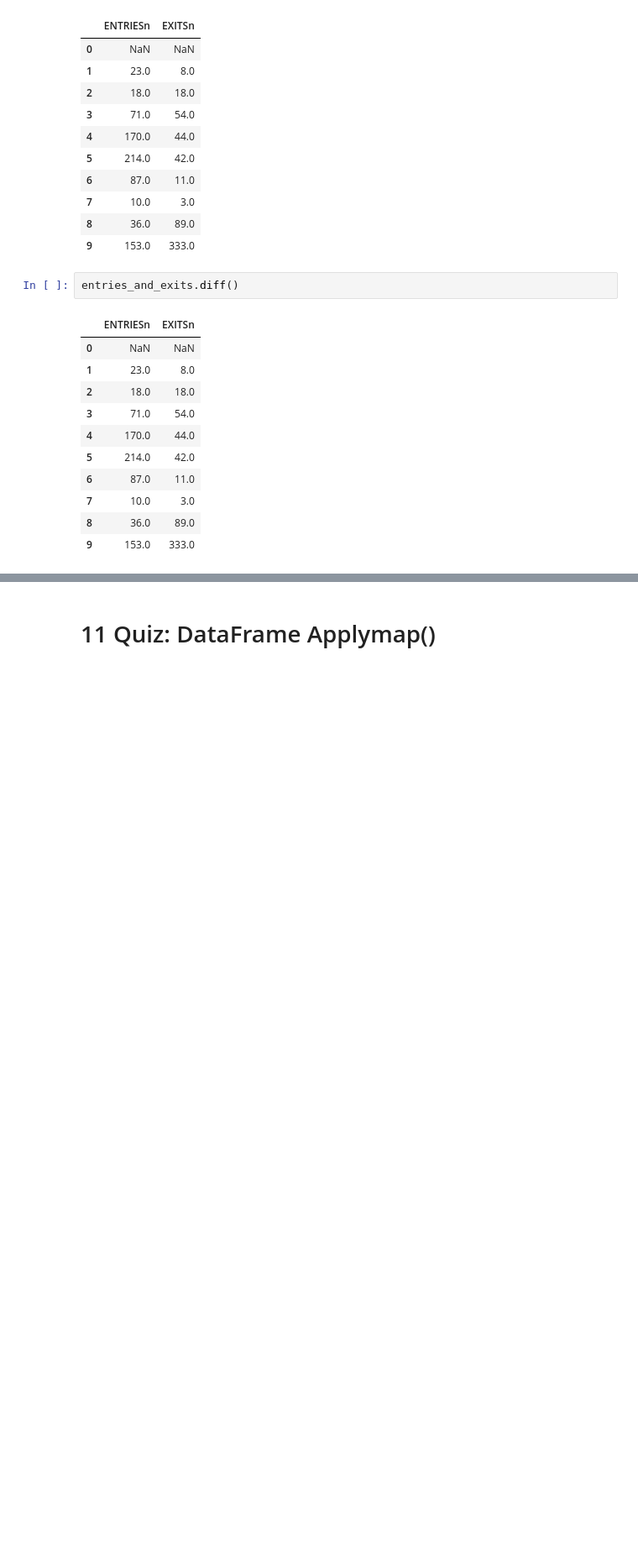
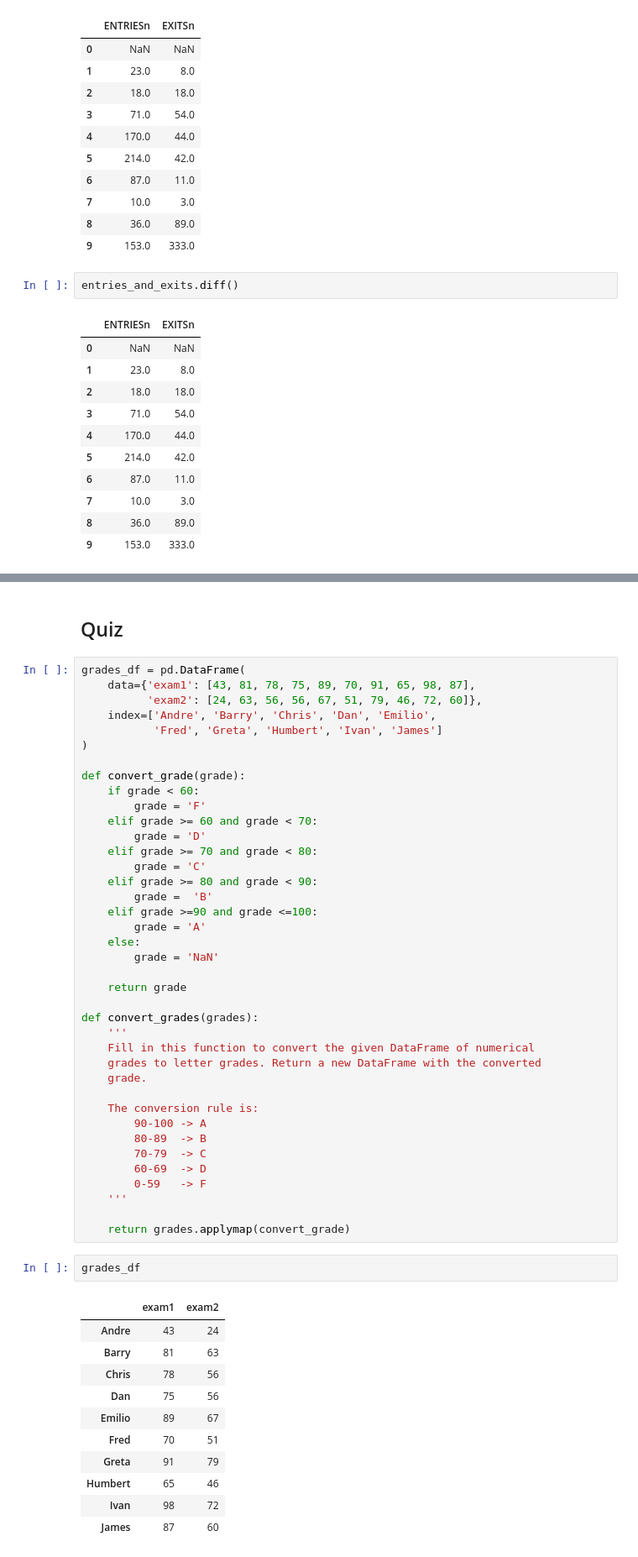
Before and after one commit to Kanbc/intro-to-data-analysis, a Jupyter notebook: code/Chapter 3 - NumPy and Pandas for 2D Data.ipynb, the cells around one changed output, grey strips where cells are left out. Shown at 84% size. Drawn from its saved outputs; the diff is of its cells as text; blank space fills up the shorter version.

```diff
--- a/code/Chapter 3 - NumPy and Pandas for 2D Data.ipynb
+++ b/code/Chapter 3 - NumPy and Pandas for 2D Data.ipynb
@@ -637,2 +665,55 @@ entries_and_exits.diff()
 # %% [markdown]
-# 11 Quiz: DataFrame Applymap()
+## Quiz
+# %%
+grades_df = pd.DataFrame(
+    data={'exam1': [43, 81, 78, 75, 89, 70, 91, 65, 98, 87],
+          'exam2': [24, 63, 56, 56, 67, 51, 79, 46, 72, 60]},
+    index=['Andre', 'Barry', 'Chris', 'Dan', 'Emilio',
+           'Fred', 'Greta', 'Humbert', 'Ivan', 'James']
+)
+
+def convert_grade(grade):
+    if grade < 60:
+        grade = 'F'
+    elif grade >= 60 and grade < 70:
+        grade = 'D'
+    elif grade >= 70 and grade < 80:
+        grade = 'C'
+    elif grade >= 80 and grade < 90:
+        grade =  'B'
+    elif grade >=90 and grade <=100:
+        grade = 'A'
+    else:
+        grade = 'NaN'
+
+    return grade
+
+def convert_grades(grades):
+    '''
+    Fill in this function to convert the given DataFrame of numerical
+    grades to letter grades. Return a new DataFrame with the converted
+    grade.
+
+    The conversion rule is:
+        90-100 -> A
+        80-89  -> B
+        70-79  -> C
+        60-69  -> D
+        0-59   -> F
+    '''
+
+    return grades.applymap(convert_grade)
+# %%
+grades_df
+# %% [output]
+|  | exam1 | exam2 |
+| Andre | 43 | 24 |
+| Barry | 81 | 63 |
+| Chris | 78 | 56 |
+| Dan | 75 | 56 |
+| Emilio | 89 | 67 |
+| Fred | 70 | 51 |
+| Greta | 91 | 79 |
+| Humbert | 65 | 46 |
+| Ivan | 98 | 72 |
+| James | 87 | 60 |
```
Also changed, not shown: parts of 4 cells of this notebook.
